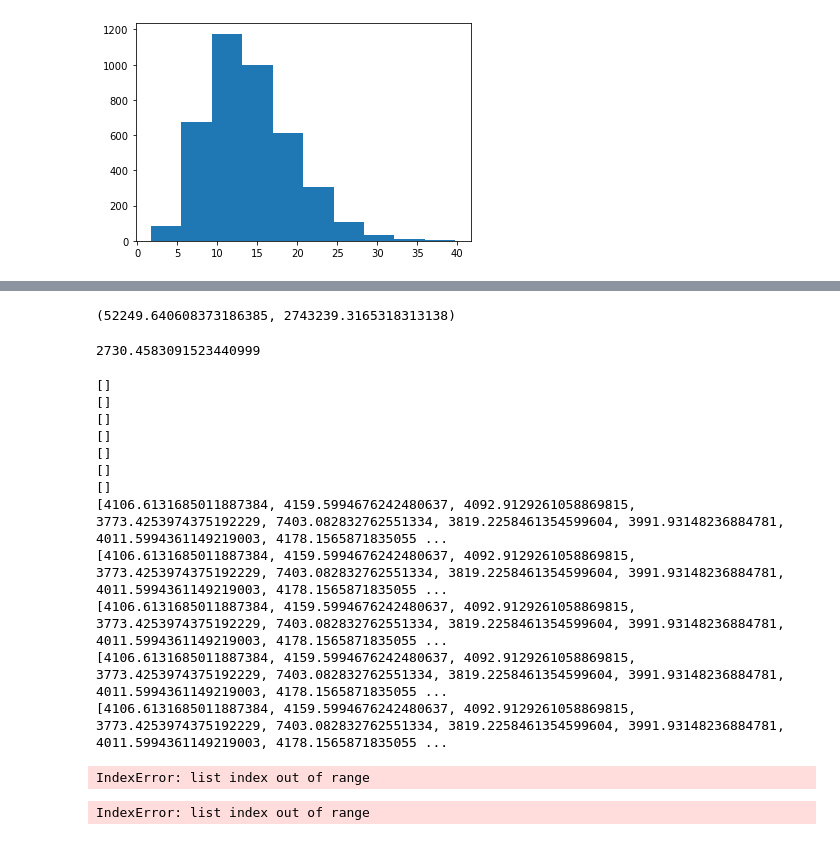
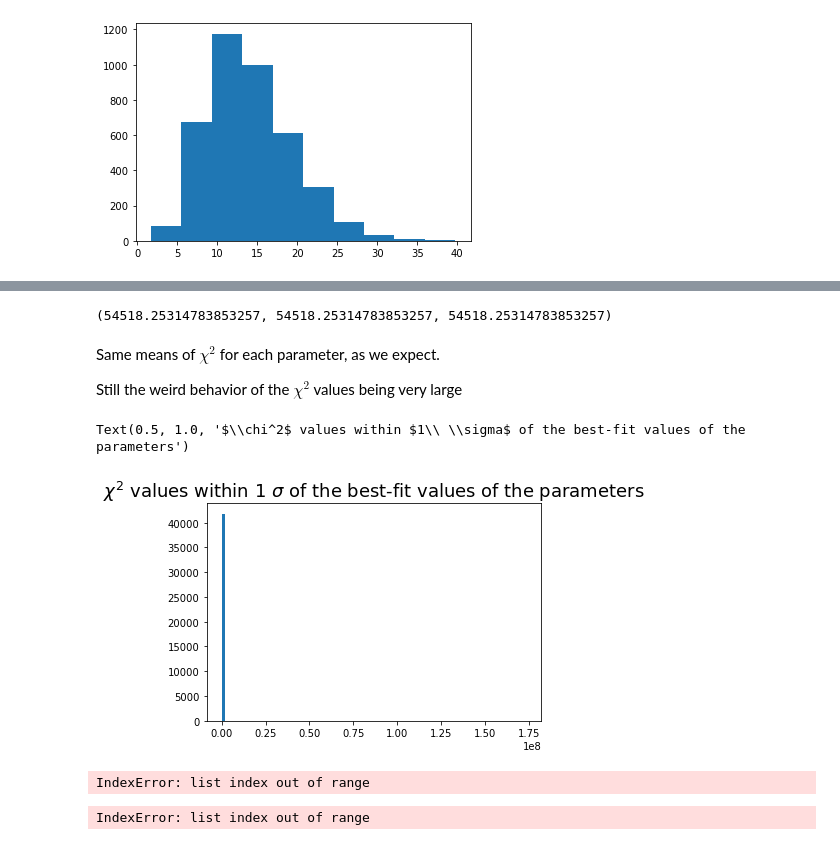
Before and after one commit to AliAlkadhim/PDF_Uncertainty, a Jupyter notebook: master_version/local/ALL_DATA_25k/Reweighting_2.ipynb, the cells around one changed output, grey strips where cells are left out. Drawn from its saved outputs; the diff is of its cells as text; code cells hidden in the pictures.

Commit message:
plots for chi2

```diff
--- a/master_version/local/ALL_DATA_25k/Reweighting_2.ipynb
+++ b/master_version/local/ALL_DATA_25k/Reweighting_2.ipynb
@@ -124,48 +138,50 @@ plt.hist(np.array(second_term_l))# second term dist is much narrower, which is w
 # %%
-list_of_tuples = []
+list_of_tuples = [];
+chi2_within_1_sigma=[] #np.empty((4000,14))
 for i in range(14):
     param_list_i=[]
 #     weight_list_i = []
-    chi2_list=[]
+    chi2_list_param_i=[]
     for k in range(4000):
         param_value = MVN_4000_MASTER[k, i] #at the kth point, for parameter i
 
         std_MVN_value = np.std(MVN_4000_MASTER[k,:])
         mean_MVN_value = np.mean(MVN_4000_MASTER[k,:])
-        if (param_value > (mean_MVN_value - 1*param_value)) and (param_value < (mean_MVN_value + 1*param_value)):
+        if (param_value > (mean_MVN_value - 1*std_MVN_value)) and (param_value < (mean_MVN_value + 1*std_MVN_value)):
             #if weight_value < (mean_weight + 4*std_weight_value):
 
             param_list_i.append(param_value)
-            chi2_list.append(chi2_array_ALL_DATA_4k[k])
+            chi2_list_param_i.append(chi2_array_ALL_DATA_4k[k])
+    chi2_within_1_sigma.append(chi2_list)
+            #chi2_within_1_sigma[k,i] = chi2_array_ALL_DATA_4k[k]
     tuple_i = (param_list_i, chi2_list)
     list_of_tuples.append(tuple_i)
 #len(list_of_tuples)
 #list_of_tuples[1]
-# %%
-chi2_array_ALL_DATA_4k.mean(), chi2_array_ALL_DATA_4k.std()
-# %% [output]
-(52249.640608373186385, 2743239.3165318313138)
-# %%
-chi2_array_ALL_DATA_4k.min()
-# %% [output]
-2730.4583091523440999
+# %%
+np.mean(chi2_within_1_sigma[0]), np.mean(chi2_within_1_sigma[2]), np.mean(chi2_within_1_sigma[3])
+# %% [output]
+(54518.25314783853257, 54518.25314783853257, 54518.25314783853257)
+# %% [markdown]
+Same means of $\chi^2$ for each parameter, as we expect.
+
+Still the weird behavior of the $\chi^2$ values being very large
+# %%
+plt.hist(chi2_within_1_sigma[0], bins=100)
+plt.title('$\chi^2$ values within $1\ \sigma$ of the best-fit values of the parameters', fontsize=18)
+# %% [output]
+Text(0.5, 1.0, '$\\chi^2$ values within $1\\ \\sigma$ of the best-fit values of the parameters')
+[figure, added]
 # %%
-for i in range(4000):
-    print(list_of_tuples[i][1])
+chi2_within_1_sigma=[]
+# for i in range(4000+1):
+#     chi2_within_1_sigma.append(list_of_tuples[i][1])
+
+while i <= 4000:
+    chi2_within_1_sigma.append(list_of_tuples[i][1])
+    i+=1
 # %% [output]
-[]
-[]
-[]
-[]
-[]
-[]
-[]
-[4106.6131685011887384, 4159.5994676242480637, 4092.9129261058869815, 3773.4253974375192229, 7403.082832762551334, 3819.2258461354599604, 3991.93148236884781, 4011.5994361149219003, 4178.1565871835055 ...
-[4106.6131685011887384, 4159.5994676242480637, 4092.9129261058869815, 3773.4253974375192229, 7403.082832762551334, 3819.2258461354599604, 3991.93148236884781, 4011.5994361149219003, 4178.1565871835055 ...
-[4106.6131685011887384, 4159.5994676242480637, 4092.9129261058869815, 3773.4253974375192229, 7403.082832762551334, 3819.2258461354599604, 3991.93148236884781, 4011.5994361149219003, 4178.1565871835055 ...
-[4106.6131685011887384, 4159.5994676242480637, 4092.9129261058869815, 3773.4253974375192229, 7403.082832762551334, 3819.2258461354599604, 3991.93148236884781, 4011.5994361149219003, 4178.1565871835055 ...
-[4106.6131685011887384, 4159.5994676242480637, 4092.9129261058869815, 3773.4253974375192229, 7403.082832762551334, 3819.2258461354599604, 3991.93148236884781, 4011.5994361149219003, 4178.1565871835055 ...
+IndexError: list index out of range
-IndexError: list index out of range
 # %%
 chi2_filtered = []
 for i in range(4000):
```
Also changed, not shown: parts of 6 cells of this notebook, 3 other files.
